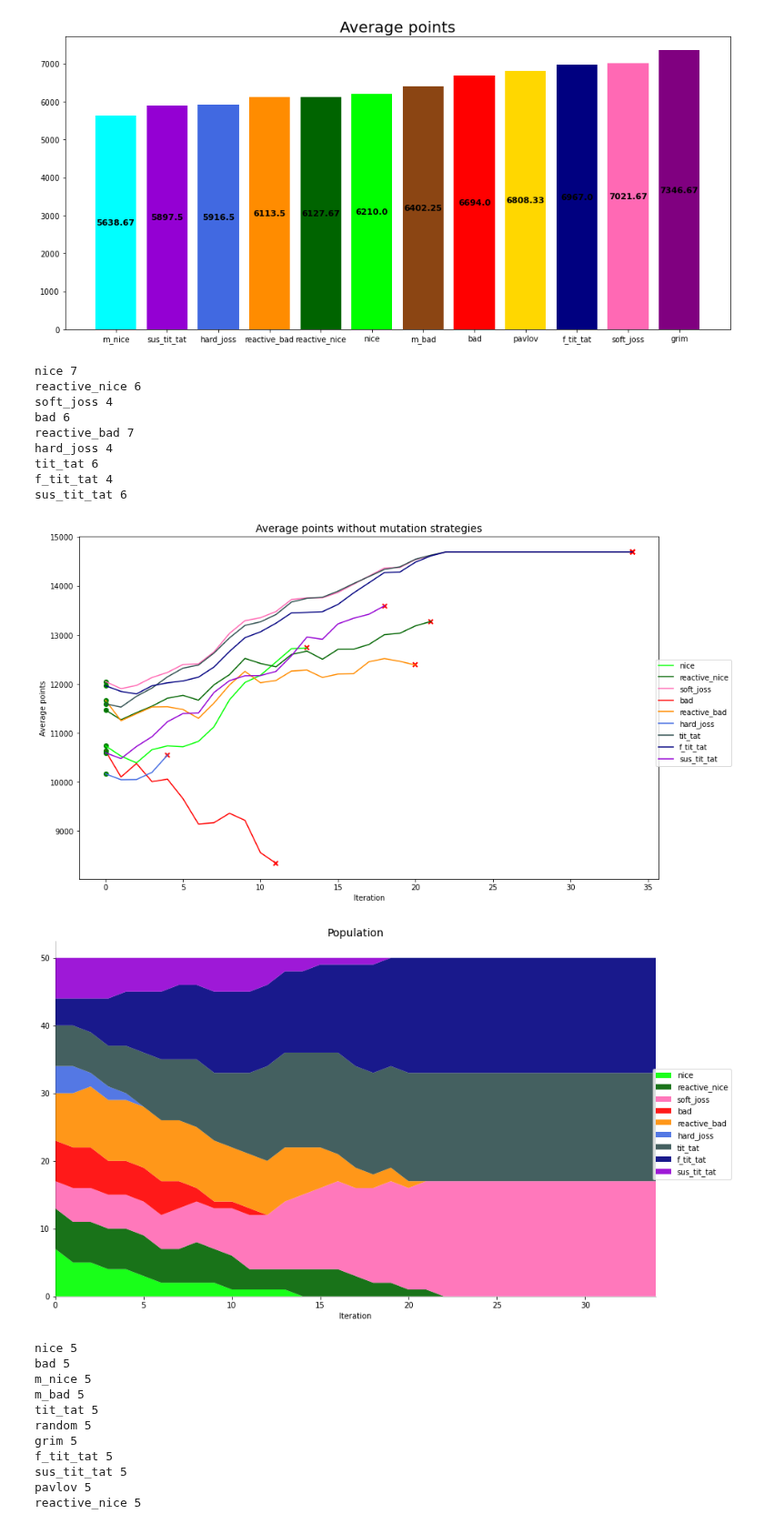
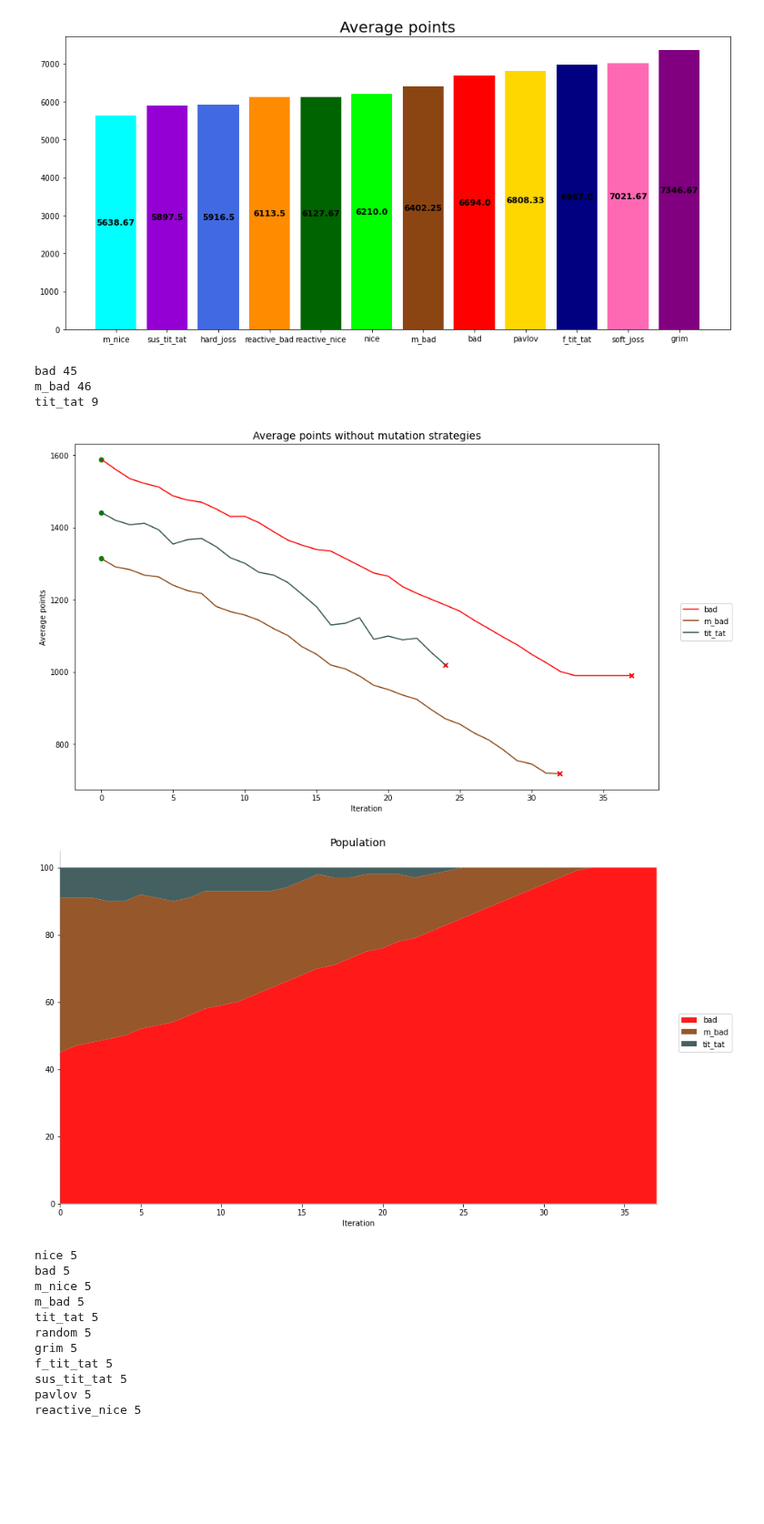
Before and after one commit to luca430/prisoner_dilemma, a Jupyter notebook: Project.ipynb, the cells around one changed output. Shown at 91% size. Saved outputs shown, nothing was run; the diff lists cells and outputs as text; code cells hidden in the pictures; blank space fills up the shorter version.

```diff
--- a/Project.ipynb
+++ b/Project.ipynb
@@ -179,45 +179,37 @@ soft_joss 3
 # %%
 #Point 3)
 
-'''s = ['nice','bad','m_nice','m_bad','tit_tat',
+s = ['nice','bad','m_nice','m_bad','tit_tat',
     'random','grim','f_tit_tat','sus_tit_tat',
     'pavlov','reactive_nice','reactive_bad',
     'hard_joss','soft_joss']
-'''
+
 #s = ['nice','bad','m_nice','m_bad','tit_tat']
-s = ['nice','reactive_nice','soft_joss',
+'''s = ['nice','reactive_nice','soft_joss',
     'bad','reactive_bad','hard_joss',
-    'tit_tat','f_tit_tat','sus_tit_tat']
-h = []
-for i in range(17):
-    h.append(npr.randint(3))
-for i in range(17):
-    h.append(npr.randint(3,6))
-for i in range(16): h.append(npr.randint(6,9))
+    'tit_tat','f_tit_tat','sus_tit_tat']'''
+#h = npr.randint(0,len(s),size=100)
 
-#h = npr.randint(0,len(s),size=100)
+s = ['bad','m_bad','tit_tat']
+
+h = pris_dil.h_build([45,46,9])
+
 unique, n_strategies = np.unique(h,return_counts=True)
 
 for a,b in zip(unique,n_strategies): print(s[a],b)
 # %% [output]
-nice 7
-reactive_nice 6
-soft_joss 4
-bad 6
-reactive_bad 7
-hard_joss 4
-tit_tat 6
-f_tit_tat 4
-sus_tit_tat 6
+bad 45
+m_bad 46
+tit_tat 9
 # %%
-iterations = 35
-n_ma3, val_ma3 = pris_dil.tournament(h,'update_5',s,it=iterations,n_change=2)
+iterations = 100
+n_ma3, val_ma3, break_it = pris_dil.tournament(h,'update_5',s,it=iterations,n_change=2)
 # %%
-grf.graph_avarege(h,val_ma3,s,iterations)
-grf.graph_population(n_ma3,iterations,s)
+grf.graph_avarege(h,val_ma3,s,break_it)
+grf.graph_population(n_ma3,break_it,s)
 # %% [output]
-[figure, old version]
+[figure, new version]
-[figure, old version]
+[figure, new version]
 # %%
 grf.gif(s,n_ma3,'population_3',s_colors)
 # %% [output]
```
Also changed, not shown: 10 other files.
